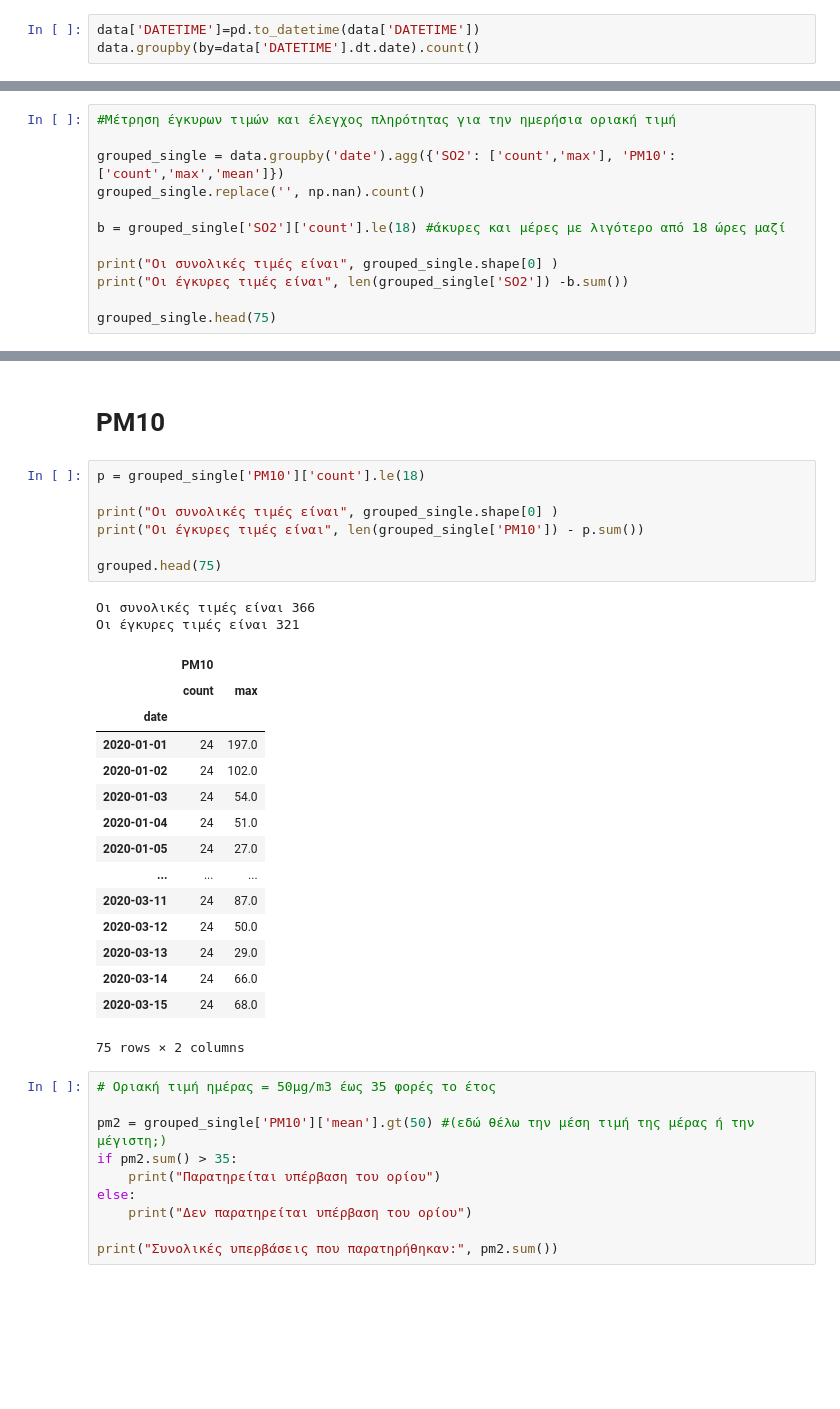
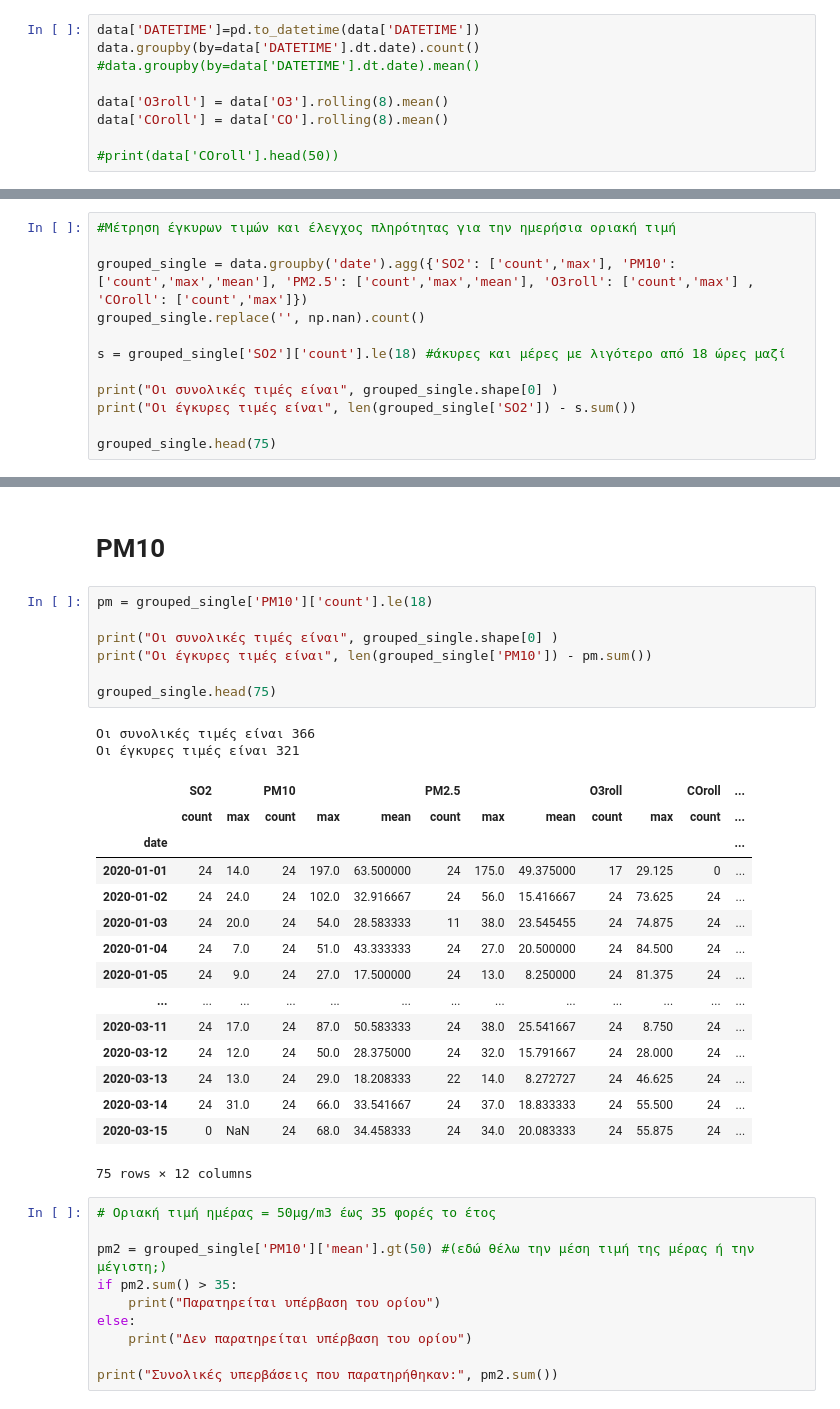
Before and after one commit to nadezsha/NOA-Internship, a Jupyter notebook: EAA.ipynb, the cells around one changed output, grey strips where cells are left out. Drawn from its saved outputs; the diff is of its cells as text; blank space fills up the shorter version.

```diff
--- a/EAA.ipynb
+++ b/EAA.ipynb
@@ -24,3 +24,9 @@ print(data)
 # %%
 data['DATETIME']=pd.to_datetime(data['DATETIME'])
 data.groupby(by=data['DATETIME'].dt.date).count()
+#data.groupby(by=data['DATETIME'].dt.date).mean()
+
+data['O3roll'] = data['O3'].rolling(8).mean()
+data['COroll'] = data['CO'].rolling(8).mean()
+
+#print(data['COroll'].head(50))
@@ -144,13 +140,13 @@ print("Οι συνολικές υπερβάσεις ήταν:" ,data.loc[data.SO
 # %%
 #Μέτρηση έγκυρων τιμών και έλεγχος πληρότητας για την ημερήσια οριακή τιμή
 
-grouped_single = data.groupby('date').agg({'SO2': ['count','max'], 'PM10': ['count','max','mean']})
+grouped_single = data.groupby('date').agg({'SO2': ['count','max'], 'PM10': ['count','max','mean'], 'PM2.5': ['count','max','mean'], 'O3roll': ['count','max'] , 'COroll': ['count','max']})
 grouped_single.replace('', np.nan).count()
 
-b = grouped_single['SO2']['count'].le(18) #άκυρες και μέρες με λιγότερο από 18 ώρες μαζί
+s = grouped_single['SO2']['count'].le(18) #άκυρες και μέρες με λιγότερο από 18 ώρες μαζί
 
 print("Οι συνολικές τιμές είναι", grouped_single.shape[0] )
-print("Οι έγκυρες τιμές είναι", len(grouped_single['SO2']) -b.sum())
+print("Οι έγκυρες τιμές είναι", len(grouped_single['SO2']) - s.sum())
 
 grouped_single.head(75)
 # %% [output]
@@ -187,30 +183,30 @@ print("Συνολικές υπερβάσεις που παρατηρήθηκαν
 # %% [markdown]
 # PM10
 # %%
-p = grouped_single['PM10']['count'].le(18)
+pm = grouped_single['PM10']['count'].le(18)
 
 print("Οι συνολικές τιμές είναι", grouped_single.shape[0] )
-print("Οι έγκυρες τιμές είναι", len(grouped_single['PM10']) - p.sum())
+print("Οι έγκυρες τιμές είναι", len(grouped_single['PM10']) - pm.sum())
 
-grouped.head(75)
+grouped_single.head(75)
 # %% [output]
 Οι συνολικές τιμές είναι 366
 Οι έγκυρες τιμές είναι 321
-|  | PM10 |  |
-|  | count | max |
-| date |  |  |
-| 2020-01-01 | 24 | 197.0 |
-| 2020-01-02 | 24 | 102.0 |
-| 2020-01-03 | 24 | 54.0 |
-| 2020-01-04 | 24 | 51.0 |
-| 2020-01-05 | 24 | 27.0 |
-| ... | ... | ... |
-| 2020-03-11 | 24 | 87.0 |
-| 2020-03-12 | 24 | 50.0 |
-| 2020-03-13 | 24 | 29.0 |
-| 2020-03-14 | 24 | 66.0 |
-| 2020-03-15 | 24 | 68.0 |
+|  | SO2 |  | PM10 |  |  | PM2.5 |  |  | O3roll |  | COroll | ... |
+|  | count | max | count | max | mean | count | max | mean | count | max | count | ... |
+| date |  |  |  |  |  |  |  |  |  |  |  | ... |
+| 2020-01-01 | 24 | 14.0 | 24 | 197.0 | 63.500000 | 24 | 175.0 | 49.375000 | 17 | 29.125 | 0 | ... |
+| 2020-01-02 | 24 | 24.0 | 24 | 102.0 | 32.916667 | 24 | 56.0 | 15.416667 | 24 | 73.625 | 24 | ... |
+| 2020-01-03 | 24 | 20.0 | 24 | 54.0 | 28.583333 | 11 | 38.0 | 23.545455 | 24 | 74.875 | 24 | ... |
+| 2020-01-04 | 24 | 7.0 | 24 | 51.0 | 43.333333 | 24 | 27.0 | 20.500000 | 24 | 84.500 | 24 | ... |
+| 2020-01-05 | 24 | 9.0 | 24 | 27.0 | 17.500000 | 24 | 13.0 | 8.250000 | 24 | 81.375 | 24 | ... |
+| ... | ... | ... | ... | ... | ... | ... | ... | ... | ... | ... | ... | ... |
+| 2020-03-11 | 24 | 17.0 | 24 | 87.0 | 50.583333 | 24 | 38.0 | 25.541667 | 24 | 8.750 | 24 | ... |
+| 2020-03-12 | 24 | 12.0 | 24 | 50.0 | 28.375000 | 24 | 32.0 | 15.791667 | 24 | 28.000 | 24 | ... |
+| 2020-03-13 | 24 | 13.0 | 24 | 29.0 | 18.208333 | 22 | 14.0 | 8.272727 | 24 | 46.625 | 24 | ... |
+| 2020-03-14 | 24 | 31.0 | 24 | 66.0 | 33.541667 | 24 | 37.0 | 18.833333 | 24 | 55.500 | 24 | ... |
+| 2020-03-15 | 0 | NaN | 24 | 68.0 | 34.458333 | 24 | 34.0 | 20.083333 | 24 | 55.875 | 24 | ... |
-75 rows × 2 columns
+75 rows × 12 columns
 # %%
 # Οριακή τιμή ημέρας = 50μg/m3 έως 35 φορές το έτος
 
```
Also changed, not shown: parts of 21 cells of this notebook.
